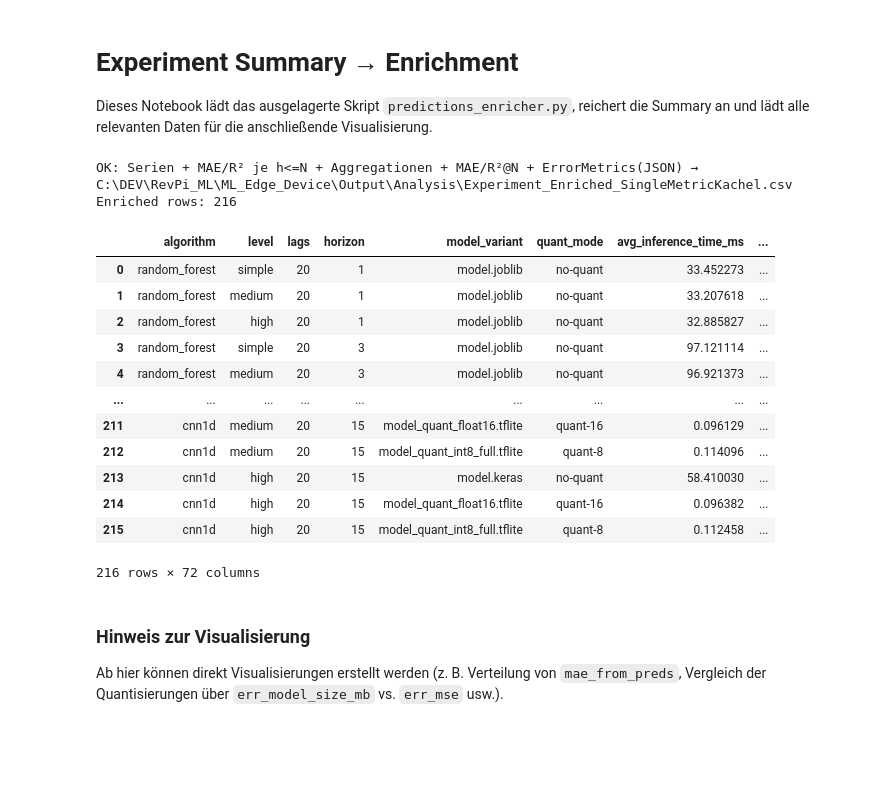
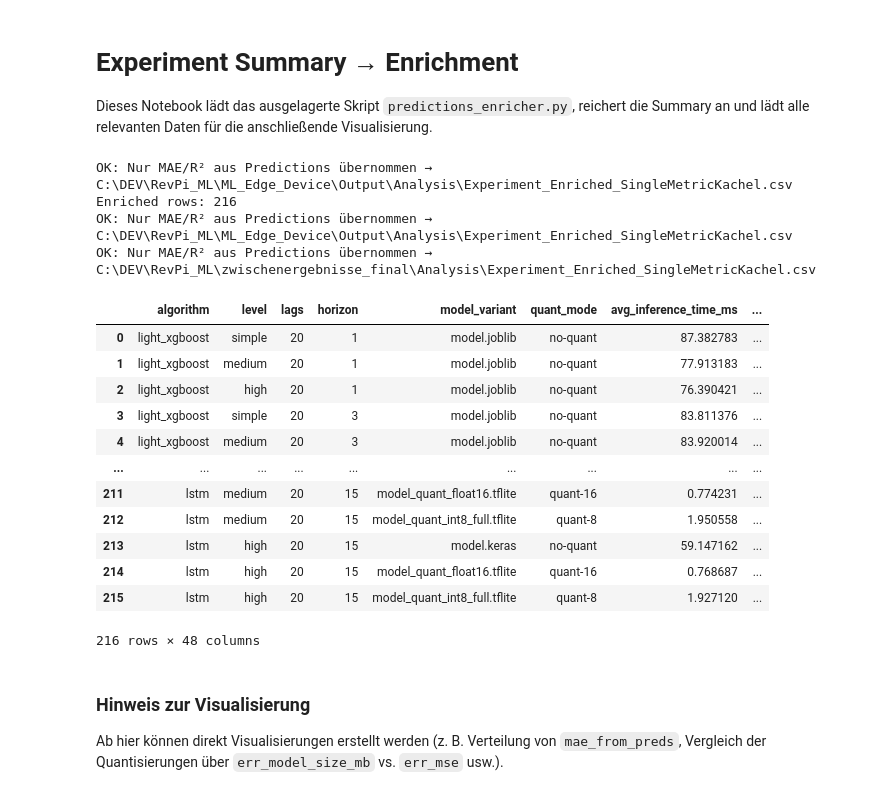
Before and after one commit to EricG99/ML_Edge_Device, a Jupyter notebook: evaluation/Experiment_Summary_Aggregator_UPDATED.ipynb, the cells around one changed output. Saved outputs shown, nothing was run; the diff lists cells and outputs as text; code cells hidden in the pictures; blank space fills up the shorter version.

```diff
--- a/evaluation/Experiment_Summary_Aggregator_UPDATED.ipynb
+++ b/evaluation/Experiment_Summary_Aggregator_UPDATED.ipynb
@@ -21,50 +21,79 @@ SUMMARY_FILE = "Experiment_Summary.csv"  # ← anpassen
 
 SUMMARY_FILE = r"Experiment_Summary_Server_multiconfig_test.csv"
 
-SUMMARY_FILE = r"Experiment_Summary_Server_multiconfig_run_merged.csv"
+SUMMARY_FILE = r"Experiment_Summary_Server_multiconfig_Final.csv"
 
 
 OUT_FILE = "Experiment_Enriched_SingleMetricKachel.csv"     # optional
 
 # Ausrichtung der Horizons: "t_plus_h" (default) oder "t_plus_h_minus_1"
 SHIFT_MODE = "t_plus_h"
 
 # Ob Error_Metrics JSON (mse/r2 + training_time_s + model_sizes_mb) mit angehängt werden soll
 INCLUDE_JSON = True
 
 
 import importlib, predictions_enricher
 importlib.reload(predictions_enricher)
 # 3) Enrichment laufen lassen
 df_out = predictions_enricher.enrich_summary(
     base=BASE,
     summary_file=SUMMARY_FILE,
     out_file=OUT_FILE,
     shift_mode=SHIFT_MODE,
     drop_old_metrics=True,
     include_error_json=True,
 )
 
 print(f"Enriched rows: {len(df_out)}")
 df_out.head(3)
 
+
+BASE_multi_server = r"C:\DEV\RevPi_ML\ML_Edge_Device\Output"
+SUMMARY_FILE_multi_server = r"Experiment_Summary_Server_multiconfig_Final.csv"
+
+df_multiconfig_server = predictions_enricher.enrich_summary(
+    base=BASE_multi_server,
+    summary_file=SUMMARY_FILE_multi_server,
+    out_file=OUT_FILE,
+    shift_mode=SHIFT_MODE,
+    drop_old_metrics=True,
+    include_error_json=True,
+)
+
+BASE_multi_edge = r"C:\DEV\RevPi_ML\zwischenergebnisse_final"
+SUMMARY_FILE_multi_edge = r"Experiment_Summary_Server_multiconfig_Final.csv"
+
+df_multiconfig_edge = predictions_enricher.enrich_summary(
+    base=BASE_multi_edge,
+    summary_file=SUMMARY_FILE_multi_edge,
+    out_file=OUT_FILE,
+    shift_mode=SHIFT_MODE,
+    drop_old_metrics=True,
+    include_error_json=True,
+)
+
+
+
 df_out
 # %% [output]
-OK: Serien + MAE/R² je h<=N + Aggregationen + MAE/R²@N + ErrorMetrics(JSON) → C:\DEV\RevPi_ML\ML_Edge_Device\Output\Analysis\Experiment_Enriched_SingleMetricKachel.csv
+OK: Nur MAE/R² aus Predictions übernommen → C:\DEV\RevPi_ML\ML_Edge_Device\Output\Analysis\Experiment_Enriched_SingleMetricKachel.csv
 Enriched rows: 216
+OK: Nur MAE/R² aus Predictions übernommen → C:\DEV\RevPi_ML\ML_Edge_Device\Output\Analysis\Experiment_Enriched_SingleMetricKachel.csv
+OK: Nur MAE/R² aus Predictions übernommen → C:\DEV\RevPi_ML\zwischenergebnisse_final\Analysis\Experiment_Enriched_SingleMetricKachel.csv
 |  | algorithm | level | lags | horizon | model_variant | quant_mode | avg_inference_time_ms | ... |
-| 0 | random_forest | simple | 20 | 1 | model.joblib | no-quant | 33.452273 | ... |
-| 1 | random_forest | medium | 20 | 1 | model.joblib | no-quant | 33.207618 | ... |
-| 2 | random_forest | high | 20 | 1 | model.joblib | no-quant | 32.885827 | ... |
-| 3 | random_forest | simple | 20 | 3 | model.joblib | no-quant | 97.121114 | ... |
-| 4 | random_forest | medium | 20 | 3 | model.joblib | no-quant | 96.921373 | ... |
+| 0 | light_xgboost | simple | 20 | 1 | model.joblib | no-quant | 87.382783 | ... |
+| 1 | light_xgboost | medium | 20 | 1 | model.joblib | no-quant | 77.913183 | ... |
+| 2 | light_xgboost | high | 20 | 1 | model.joblib | no-quant | 76.390421 | ... |
+| 3 | light_xgboost | simple | 20 | 3 | model.joblib | no-quant | 83.811376 | ... |
+| 4 | light_xgboost | medium | 20 | 3 | model.joblib | no-quant | 83.920014 | ... |
 | ... | ... | ... | ... | ... | ... | ... | ... | ... |
-| 211 | cnn1d | medium | 20 | 15 | model_quant_float16.tflite | quant-16 | 0.096129 | ... |
-| 212 | cnn1d | medium | 20 | 15 | model_quant_int8_full.tflite | quant-8 | 0.114096 | ... |
-| 213 | cnn1d | high | 20 | 15 | model.keras | no-quant | 58.410030 | ... |
-| 214 | cnn1d | high | 20 | 15 | model_quant_float16.tflite | quant-16 | 0.096382 | ... |
-| 215 | cnn1d | high | 20 | 15 | model_quant_int8_full.tflite | quant-8 | 0.112458 | ... |
+| 211 | lstm | medium | 20 | 15 | model_quant_float16.tflite | quant-16 | 0.774231 | ... |
+| 212 | lstm | medium | 20 | 15 | model_quant_int8_full.tflite | quant-8 | 1.950558 | ... |
+| 213 | lstm | high | 20 | 15 | model.keras | no-quant | 59.147162 | ... |
+| 214 | lstm | high | 20 | 15 | model_quant_float16.tflite | quant-16 | 0.768687 | ... |
+| 215 | lstm | high | 20 | 15 | model_quant_int8_full.tflite | quant-8 | 1.927120 | ... |
-216 rows × 72 columns
+216 rows × 48 columns
 # %% [markdown]
 ### Hinweis zur Visualisierung
 Ab hier können direkt Visualisierungen erstellt werden (z. B. Verteilung von `mae_from_preds`, Vergleich der Quantisierungen über `err_model_size_mb` vs. `err_mse` usw.).
```
Also changed, not shown: parts of 5 cells of this notebook, 31 other files.
